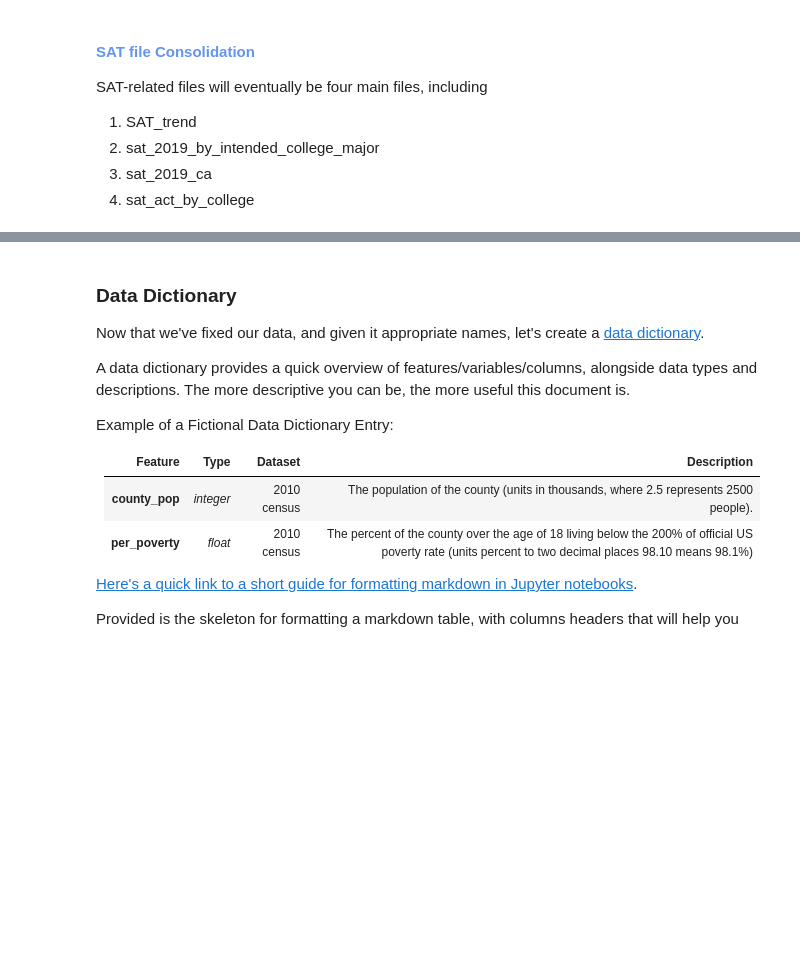
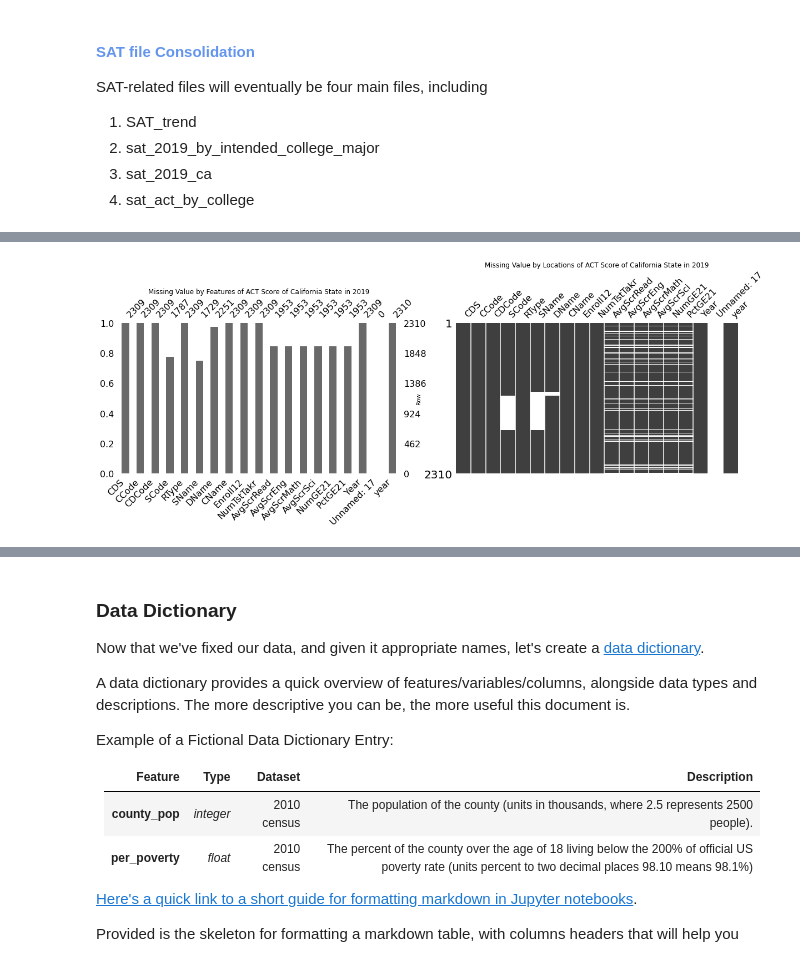
Before and after one commit to WarintornNawong/DSI_Project1, a Jupyter notebook: starter-code_test.ipynb, the cells around one changed output, grey strips where cells are left out. Drawn from its saved outputs; the diff is of its cells as text; code cells hidden in the pictures; blank space fills up the shorter version.

```diff
--- a/starter-code_test.ipynb
+++ b/starter-code_test.ipynb
@@ -186,0 +227,4 @@ SAT_trend = pd.concat([sat_2017,sat_2018,sat_2019])
+# %%
+missing_function(act_2019_ca,'ACT Score of California State in 2019')
+# %% [output]
+[figure, added]
```
Also changed, not shown: parts of 12 cells of this notebook, 1 other file.
